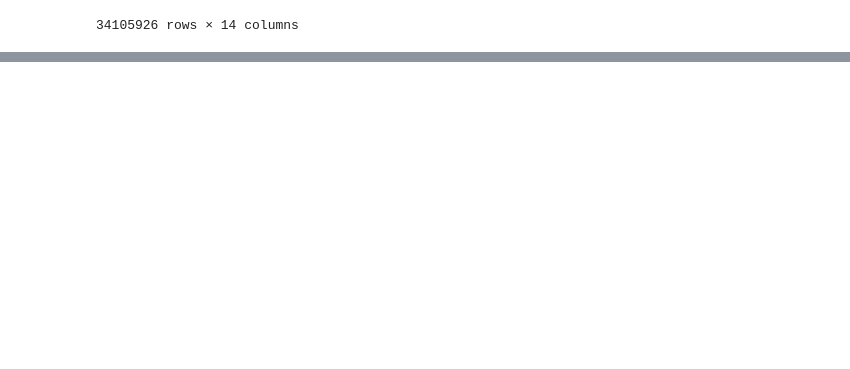
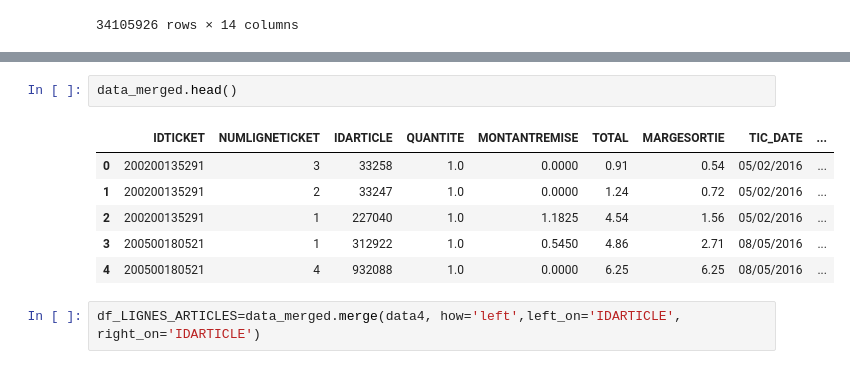
Before and after one commit to KBL78110/Retail_Customer_Retention, a Jupyter notebook: NOTEBOOK_MERGED_CLIENT_FINAL_BOTANIC.ipynb, the cells around one changed output, grey strips where cells are left out. Saved outputs shown, nothing was run; the diff lists cells and outputs as text; blank space fills up the shorter version.

```diff
--- a/NOTEBOOK_MERGED_CLIENT_FINAL_BOTANIC.ipynb
+++ b/NOTEBOOK_MERGED_CLIENT_FINAL_BOTANIC.ipynb
@@ -143,0 +194,11 @@ data_merged
+# %%
+data_merged.head()
+# %% [output]
+|  | IDTICKET | NUMLIGNETICKET | IDARTICLE | QUANTITE | MONTANTREMISE | TOTAL | MARGESORTIE | TIC_DATE | ... |
+| 0 | 200200135291 | 3 | 33258 | 1.0 | 0.0000 | 0.91 | 0.54 | 05/02/2016 | ... |
+| 1 | 200200135291 | 2 | 33247 | 1.0 | 0.0000 | 1.24 | 0.72 | 05/02/2016 | ... |
+| 2 | 200200135291 | 1 | 227040 | 1.0 | 1.1825 | 4.54 | 1.56 | 05/02/2016 | ... |
+| 3 | 200500180521 | 1 | 312922 | 1.0 | 0.5450 | 4.86 | 2.71 | 08/05/2016 | ... |
+| 4 | 200500180521 | 4 | 932088 | 1.0 | 0.0000 | 6.25 | 6.25 | 08/05/2016 | ... |
+# %%
+df_LIGNES_ARTICLES=data_merged.merge(data4, how='left',left_on='IDARTICLE', right_on='IDARTICLE')
```
Also changed, not shown: parts of 8 cells of this notebook, 1 other file.
